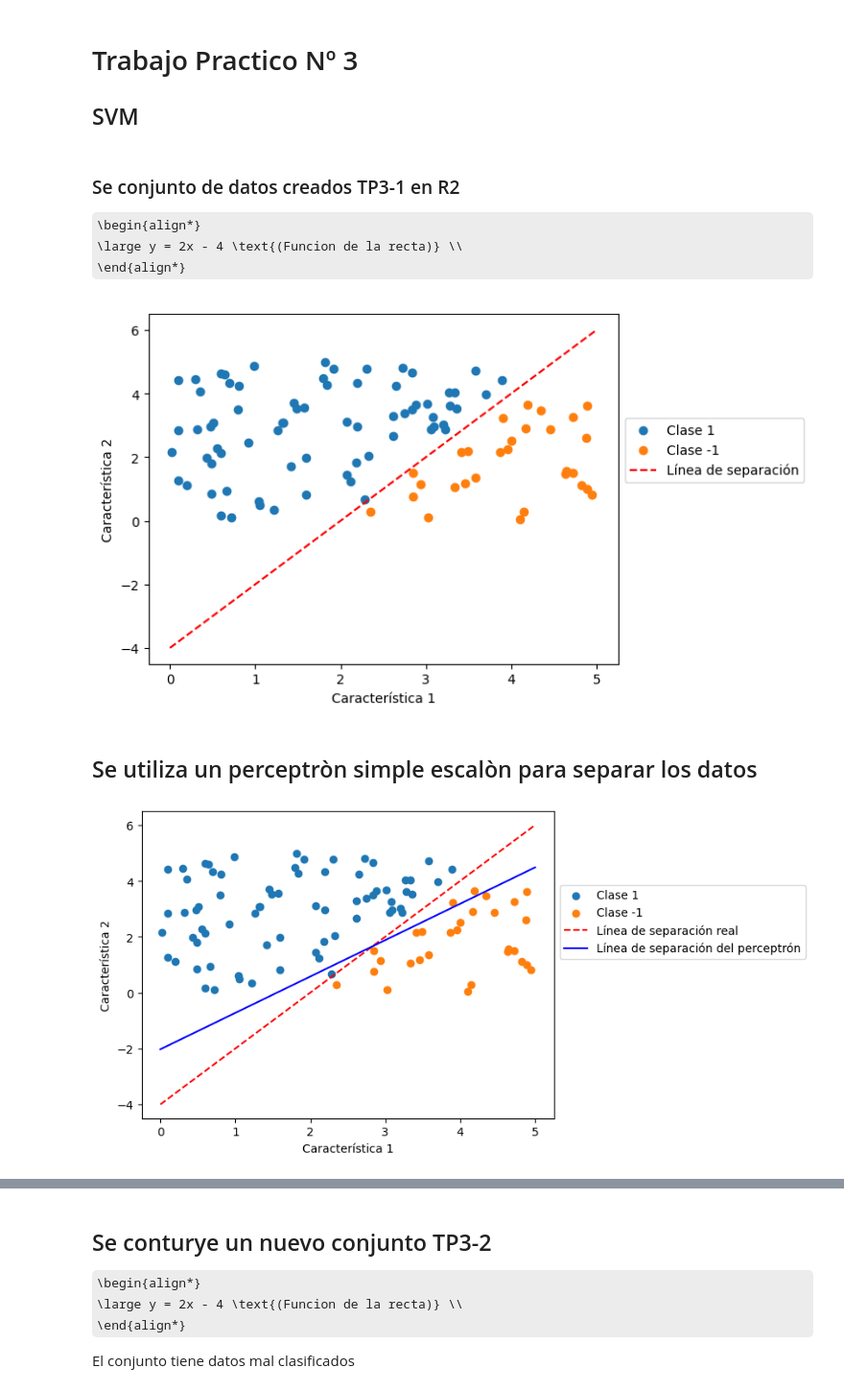
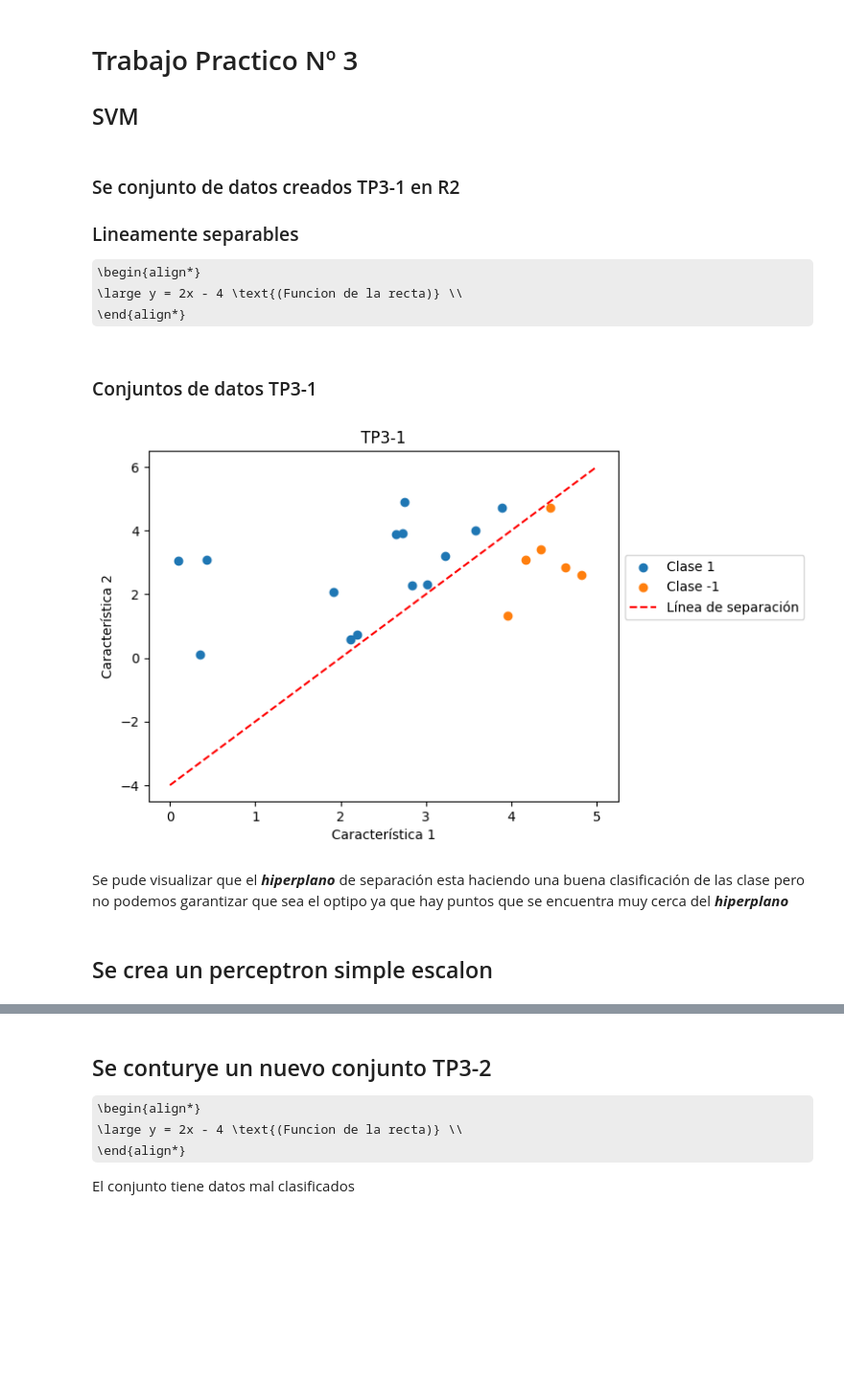
Before and after one commit to UnahurAprendizajeAutomatico/SVM, a Jupyter notebook: modelos/svm.ipynb, the cells around one changed output, grey strips where cells are left out. Shown at 96% size. Drawn from its saved outputs; the diff is of its cells as text; code cells hidden in the pictures; some formulas as TeX source; blank space fills up the shorter version.

Commit message:
Se refactorizo el codigo, se creo un perceptron y se cargaron las imagenes

```diff
--- a/modelos/svm.ipynb
+++ b/modelos/svm.ipynb
@@ -3,64 +3,69 @@
 ## SVM
 # %% [markdown]
 ### Se conjunto de datos creados TP3-1 en R2
+### Lineamente separables
 \begin{align*}
 \large y = 2x - 4 \text{(Funcion de la recta)} \\
 \end{align*}
+# %% [markdown]
+### Conjuntos de datos TP3-1
 # %%
 import numpy as np
 import matplotlib.pyplot as plt
 
 # Establecer una semilla aleatoria para la reproducibilidad
 np.random.seed(0)
 
 # Generar puntos aleatorios en el rango [0, 5] × [0, 5]
-num_points = 100
+num_points = 20
 x1 = np.random.uniform(0, 5, num_points)
 x2 = np.random.uniform(0, 5, num_points)
 
 # Definir la línea de separación
 # Por ejemplo, y = 2x - 4
 def separador(x):
-    return 2 * x - 4
+    return 2 * x  - 4
 
 # Asignar etiquetas de clase 1 o -1 según la posición con respecto a la línea
-y = np.where(x2 >= separador(x1), 1, -1)
+y_real = np.where(x2 >= separador(x1), 1, -1)
 
 # Visualizar los datos
-plt.scatter(x1[y == 1], x2[y == 1], label='Clase 1')
-plt.scatter(x1[y == -1], x2[y == -1], label='Clase -1')
+plt.scatter(x1[y_real == 1], x2[y_real == 1], label='Clase 1')
+plt.scatter(x1[y_real == -1], x2[y_real == -1], label='Clase -1')
 plt.plot([0, 5], [separador(0), separador(5)], color='red', linestyle='--', label='Línea de separación')
 plt.xlabel('Característica 1')
 plt.ylabel('Característica 2')
 plt.legend(loc='lower left',bbox_to_anchor=(1, 0.5))
+plt.title('TP3-1')
 plt.show()
 # %% [output]
-[figure, old version]
+[figure, new version]
+# %% [markdown]
+Se pude visualizar que el ___hiperplano___ de separación esta haciendo una buena clasificación de las clase pero no podemos garantizar que sea el optipo ya que hay puntos que se encuentra muy cerca del ___hiperplano___
 # %% [markdown]
-## Se utiliza un perceptròn simple escalòn para separar los datos
+## Se crea un perceptron simple escalon
 # %%
-from sklearn.linear_model import Perceptron
+# Función para crear un perceptron simple
+# Función de activación
 
-# Crear un perceptrón con una función de activación de escalón
-perceptron = Perceptron(max_iter=1000, tol=1e-3)
+def step_activation(sum):
+    return 1 if sum >= 0 else - 1
 
-# Entrenar el perceptrón con los datos generados
-X = np.column_stack((x1, x2))
-perceptron.fit(X, y)
+# Algoritmo de entrenamiento del perceptrón
 
-# Visualizar la línea de separación encontrada por el perceptrón
-w = perceptron.coef_[0]
-b = perceptron.intercept_
-slope = -w[0] / w[1]
-intercept = -b / w[1]
+def train_perceptron(X, y, learning_rate, epochs=10):
+    #Inicializar pesos y sesgo
+    num_features = X.shape[1]
+    w = np.zeros(num_features)
+    b = 0
 
-plt.scatter(x1[y == 1], x2[y == 1], label='Clase 1')
-plt.scatter(x1[y == -1], x2[y == -1], label='Clase -1')
-plt.plot([0, 5], [separador(0), separador(5)], color='red', linestyle='--', label='Línea de separación real')
-plt.plot([0, 5], [intercept, intercept + 5 * slope], color='blue', label='Línea de separación del perceptrón')
-plt.xlabel('Característica 1')
-plt.ylabel('Característica 2')
-plt.legend(loc='lower left',bbox_to_anchor=(1, 0.5))
-plt.show()
+    for epoch in range(epochs):
+        for i in range(X.shape[0]):
+            sum = np.dot(X[i], w ) + b
+            y_pred = step_activation(sum)
+
+            # Actualiza pesos y sesgo
+            if y[i] != y_pred:
+                w += learning_rate * y[i] * X[i]
+                b += learning_rate * y[i]
+    return w ,b
-# %% [output]
-[figure, removed]
```
Also changed, not shown: parts of 20 cells of this notebook, 2 other files.
